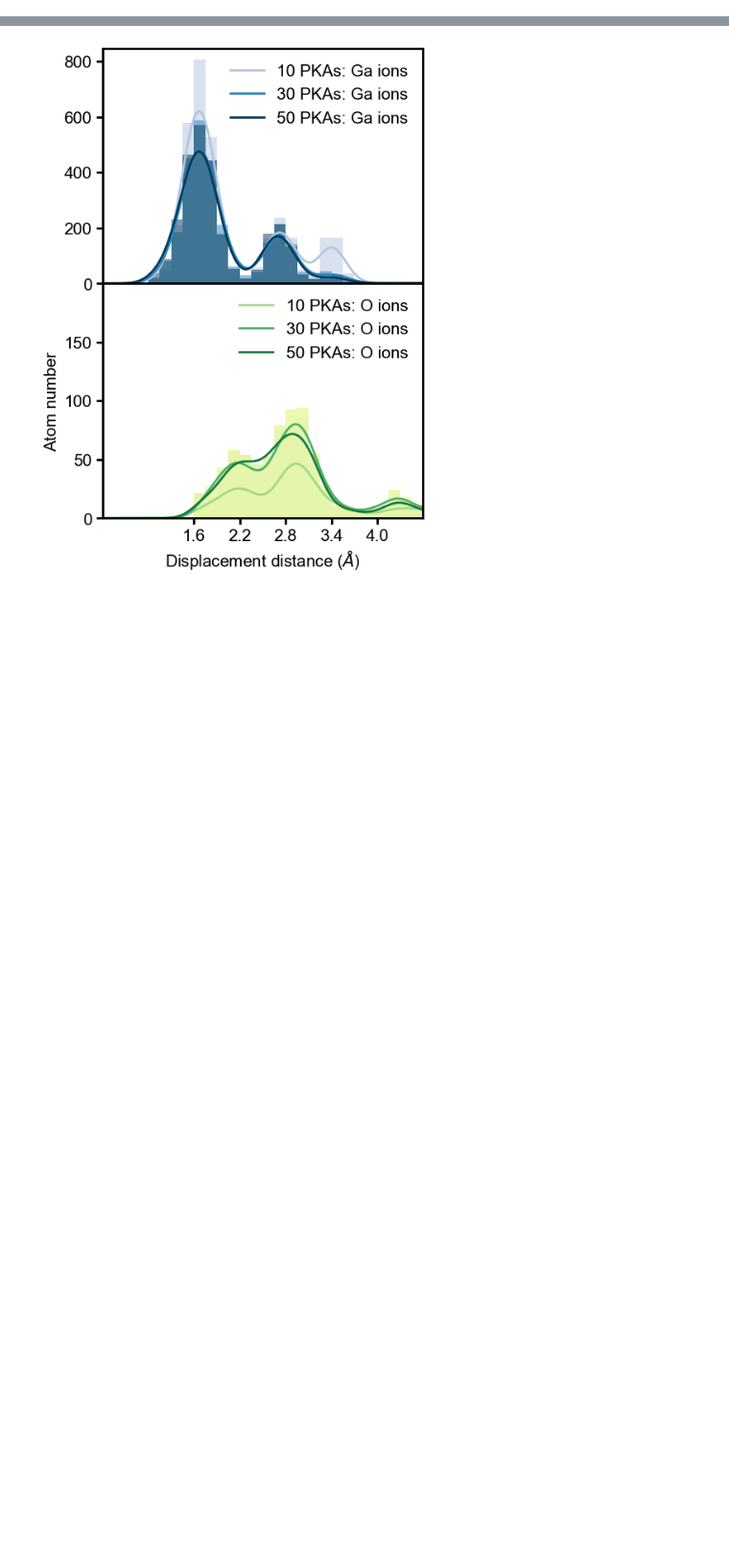
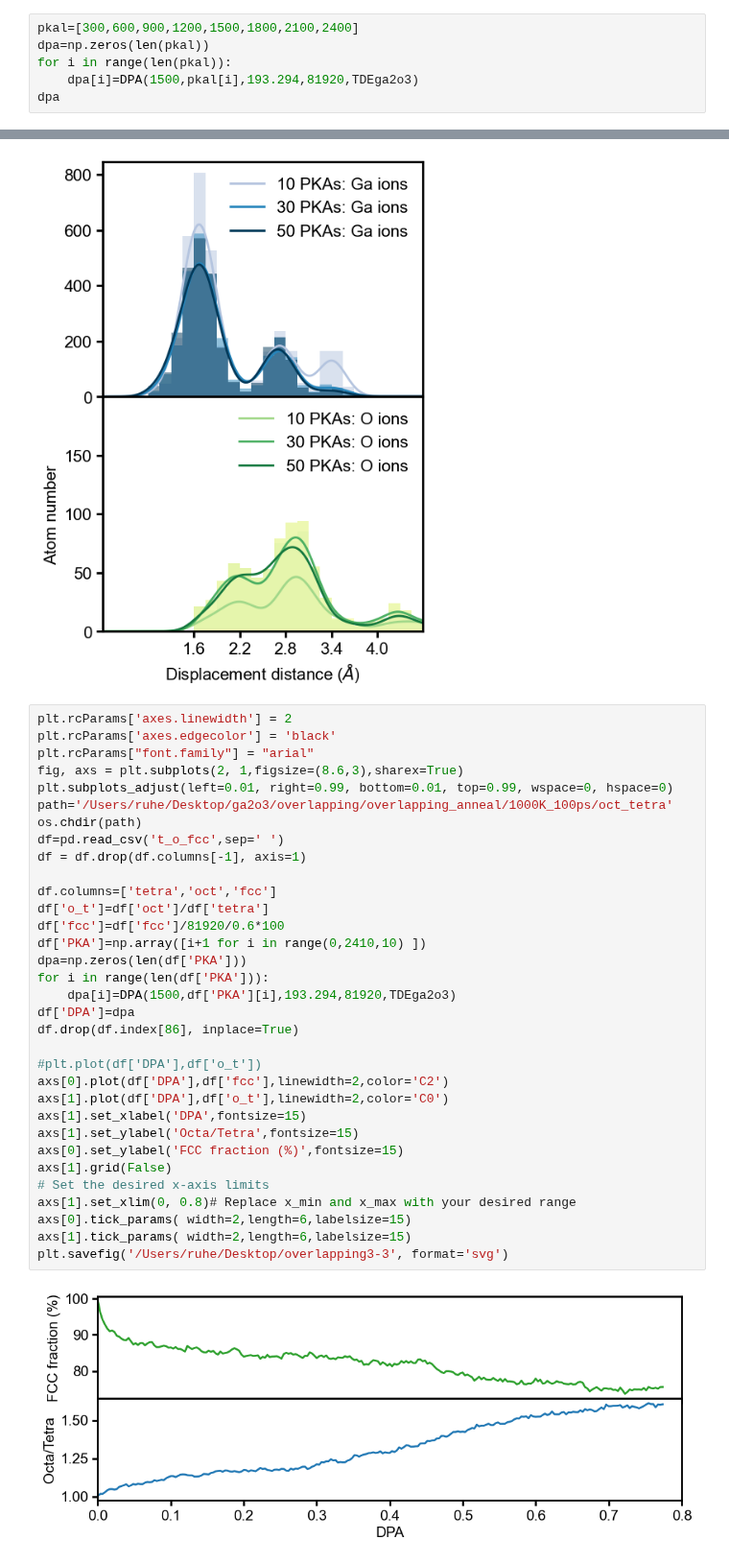
Before and after one commit to HE-RU10/ga2o3, a Jupyter notebook: Overlapping_anneal_msd.ipynb, the cells around one changed output, grey strips where cells are left out. Shown at 96% size. Drawn from its saved outputs; the diff is of its cells as text; blank space fills up the shorter version.

```diff
--- a/Overlapping_anneal_msd.ipynb
+++ b/Overlapping_anneal_msd.ipynb
@@ -39,3 +39,9 @@ for i in range(len(pkal)):
 dpa
 # %% [output]
 array([0.        , 0.16112715, 0.32225431, 0.48338146, 0.64450861])
+# %%
+pkal=[300,600,900,1200,1500,1800,2100,2400]
+dpa=np.zeros(len(pkal))
+for i in range(len(pkal)):
+    dpa[i]=DPA(1500,pkal[i],193.294,81920,TDEga2o3)
+dpa
@@ -683,3 +692,38 @@ plt.xticks([1.6,2.2,2.8,3.4,4])
   Text(3.4, 0, '3.4'),
   Text(4.0, 0, '4.0')])
 [figure]
+# %%
+plt.rcParams['axes.linewidth'] = 2
+plt.rcParams['axes.edgecolor'] = 'black'
+plt.rcParams["font.family"] = "arial"
+fig, axs = plt.subplots(2, 1,figsize=(8.6,3),sharex=True)
+plt.subplots_adjust(left=0.01, right=0.99, bottom=0.01, top=0.99, wspace=0, hspace=0)
+path='/Users/ruhe/Desktop/ga2o3/overlapping/overlapping_anneal/1000K_100ps/oct_tetra'
+os.chdir(path)
+df=pd.read_csv('t_o_fcc',sep=' ')
+df = df.drop(df.columns[-1], axis=1)
+
+df.columns=['tetra','oct','fcc']
+df['o_t']=df['oct']/df['tetra']
+df['fcc']=df['fcc']/81920/0.6*100
+df['PKA']=np.array([i+1 for i in range(0,2410,10) ])
+dpa=np.zeros(len(df['PKA']))
+for i in range(len(df['PKA'])):
+    dpa[i]=DPA(1500,df['PKA'][i],193.294,81920,TDEga2o3)
+df['DPA']=dpa
+df.drop(df.index[86], inplace=True)
+
+#plt.plot(df['DPA'],df['o_t'])
+axs[0].plot(df['DPA'],df['fcc'],linewidth=2,color='C2')
+axs[1].plot(df['DPA'],df['o_t'],linewidth=2,color='C0')
+axs[1].set_xlabel('DPA',fontsize=15)
+axs[1].set_ylabel('Octa/Tetra',fontsize=15)
+axs[0].set_ylabel('FCC fraction (%)',fontsize=15)
+axs[1].grid(False)
+# Set the desired x-axis limits
+axs[1].set_xlim(0, 0.8)# Replace x_min and x_max with your desired range
+axs[0].tick_params( width=2,length=6,labelsize=15)
+axs[1].tick_params( width=2,length=6,labelsize=15)
+plt.savefig('/Users/ruhe/Desktop/overlapping3-3', format='svg')
+# %% [output]
+[figure, added]
```
Also changed, not shown: parts of 1 cell of this notebook, 5 other files.
